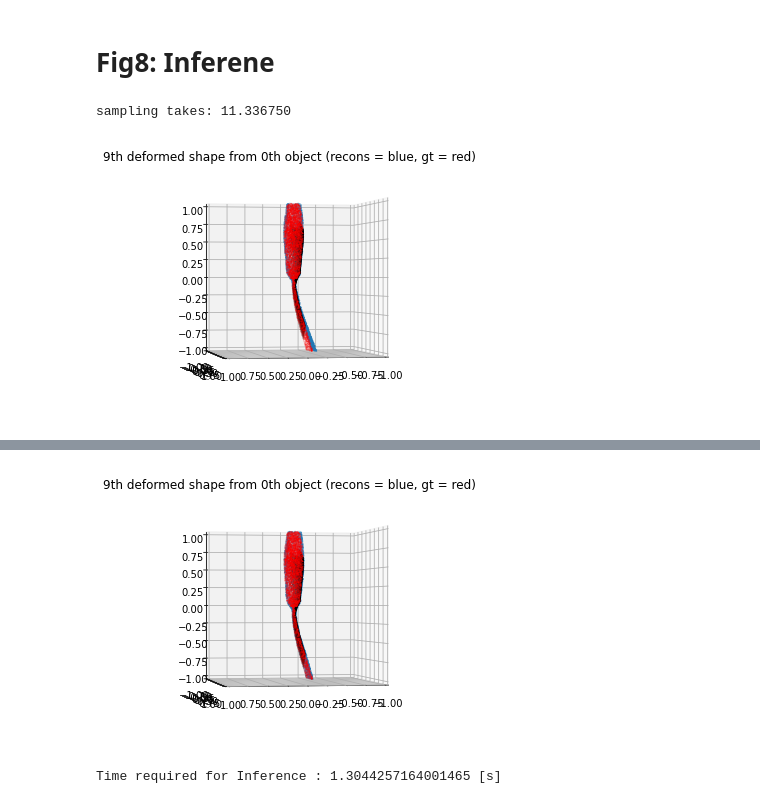
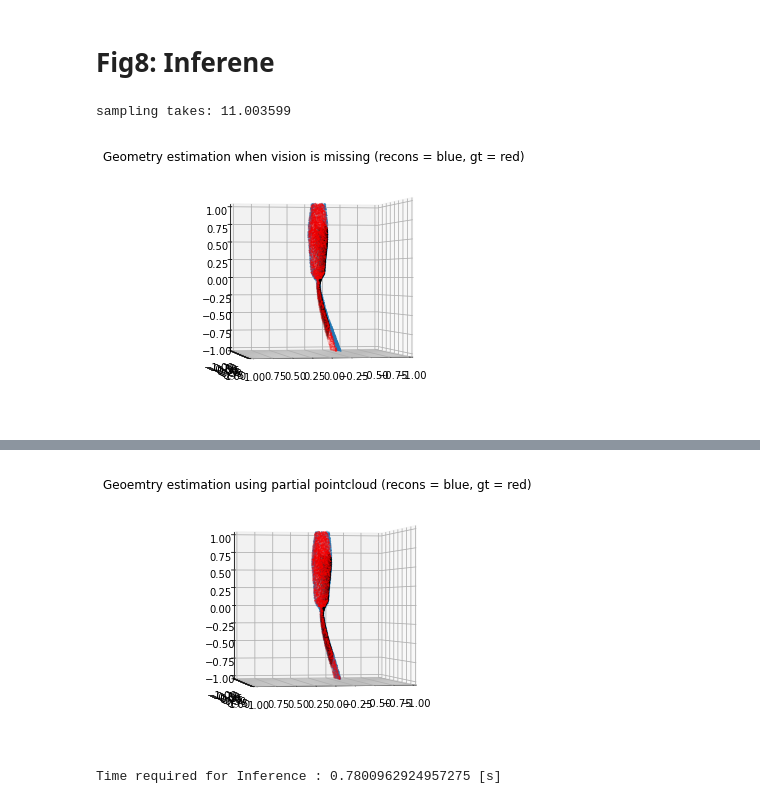
Before and after one commit to MMintLab/VIRDO, a Jupyter notebook: colab/inference.ipynb, the cells around one changed output, grey strips where cells are left out. Saved outputs shown, nothing was run; the diff lists cells and outputs as text; code cells hidden in the pictures.

Commit message:
inference notebook update

```diff
--- a/colab/inference.ipynb
+++ b/colab/inference.ipynb
@@ -206,7 +206,7 @@ from tqdm import tqdm
 import time
 import sdf_meshing
 from torch import nn
-num_epochs = 100
+num_epochs = 60
 n = 5600
 
 
@@ -234,9 +234,9 @@ for obj_idx_, obsv in occ_data_dict.items():
 
       coords =ddcoder_out['model_in'].float()
       pred_sdf = ddcoder_out['model_out'].float()
-      # pred_sdf_c = torch.clip(pred_sdf, -0.3, 0.3).float()
 
-      loss_inf = torch.abs(pred_sdf).mean()*3e6 # + 1e2*loss_emb(cont_emb_inf)
+      ## Using only the onsurface points
+      loss_inf = torch.abs(pred_sdf).mean()
 
 
       # visualize
@@ -252,6 +252,7 @@ for obj_idx_, obsv in occ_data_dict.items():
 
 
 
+        ## Visualization
         target_cloud = data_i['coords_gt'][:,np.where(data_i['sdf_gt']==0)[1],:].detach()
         iidx = np.random.permutation(target_cloud.size()[1])[:n]
         target_cloud = target_cloud[:,iidx,:]
@@ -262,33 +263,39 @@ for obj_idx_, obsv in occ_data_dict.items():
         plt.grid(color = 'green', linestyle = '--', linewidth = 0.5)
 
         ax.scatter(source_cloud[:,:,0],source_cloud[:,:,1],source_cloud[:,:,2], s=0.04)
         ax.scatter(target_cloud[:,:,0],target_cloud[:,:,1],target_cloud[:,:,2], s=0.03, c='red')
         ax.scatter(data_i['coords'][:,0],data_i['coords'][:,1],data_i['coords'][:,2], s=0.03, c='black')
 
         ax.set_xlim3d(-1,1)
         ax.set_ylim3d(-1,1)
         ax.set_zlim3d(-1,1)
         ax.grid()
         ax.view_init(0, 80)
-        plt.title(f'{def_idx_}th deformed shape from {obj_idx_}th object (recons = blue, gt = red)')
+
+        if epoch == 0 :
+          plt.title("Geometry estimation when vision is missing (recons = blue, gt = red)")
+
+        if epoch == num_epochs -1:
+           plt.title(f'Geoemtry estimation using partial pointcloud (recons = blue, gt = red)')
+
         plt.show()
 
 
       # Update
       optims.zero_grad()
       loss_inf.backward()
       optims.step()
 
       if not epoch % 10:
           tqdm.write("Epoch %d, train loss %0.6f" % (epoch, loss_inf))
 
       # Measure time
       if epoch == 1:
         start = time.time()
       if epoch == num_epochs -2:
         end = time.time()
 
     print("Time required for Inference :", end - start, "[s]")
 # %% [output]
-sampling takes: 11.336750
+sampling takes: 11.003599
-[figure, old version]
+[figure, new version]
@@ -306,2 +309,2 @@ sampling takes: 11.270078
-[figure, old version]
+[figure, new version]
-Time required for Inference : 1.3044257164001465 [s]
+Time required for Inference : 0.7800962924957275 [s]
```
Also changed, not shown: parts of 1 cell of this notebook.
